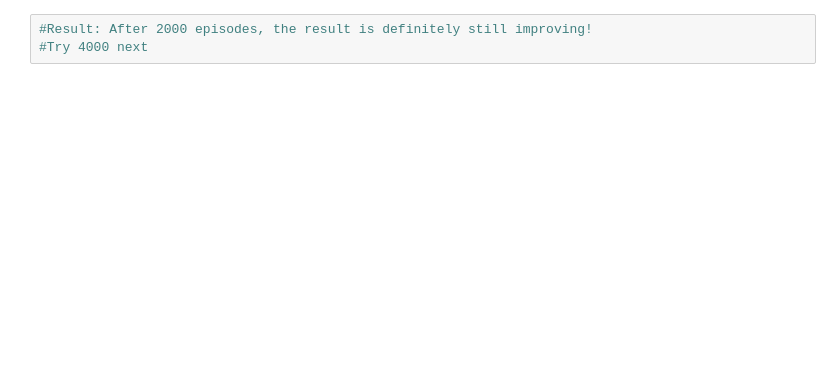
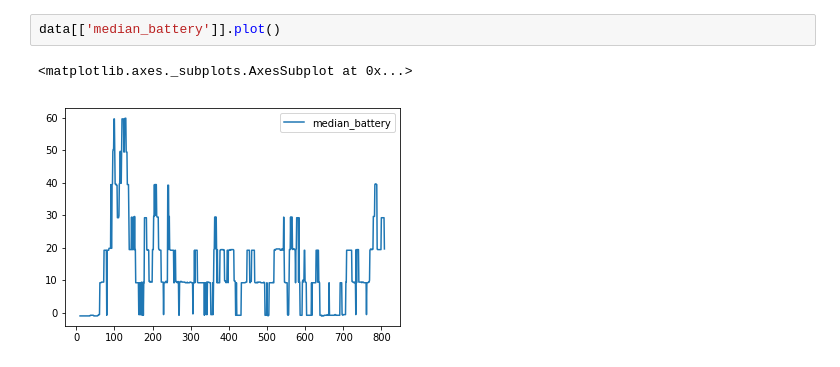
Before and after one commit to kaiolae/dfp_banana, a Jupyter notebook: Direct-Future-Prediction-Keras/notebooks/Show-training-progress.ipynb, the cells around one changed output. Saved outputs shown, nothing was run; the diff lists cells and outputs as text; blank space fills up the shorter version.

```diff
--- a/Direct-Future-Prediction-Keras/notebooks/Show-training-progress.ipynb
+++ b/Direct-Future-Prediction-Keras/notebooks/Show-training-progress.ipynb
@@ -42,3 +43,5 @@ data[['median_avg_score', 'median_foods', 'median_poisons']].plot()
-# %%
-#Result: After 2000 episodes, the result is definitely still improving!
-#Try 4000 next
+# %%
+data[['median_battery']].plot()
+# %% [output]
+<matplotlib.axes._subplots.AxesSubplot at 0x...>
+[figure, added]
```
Also changed, not shown: parts of 4 cells of this notebook, 5 other files.
